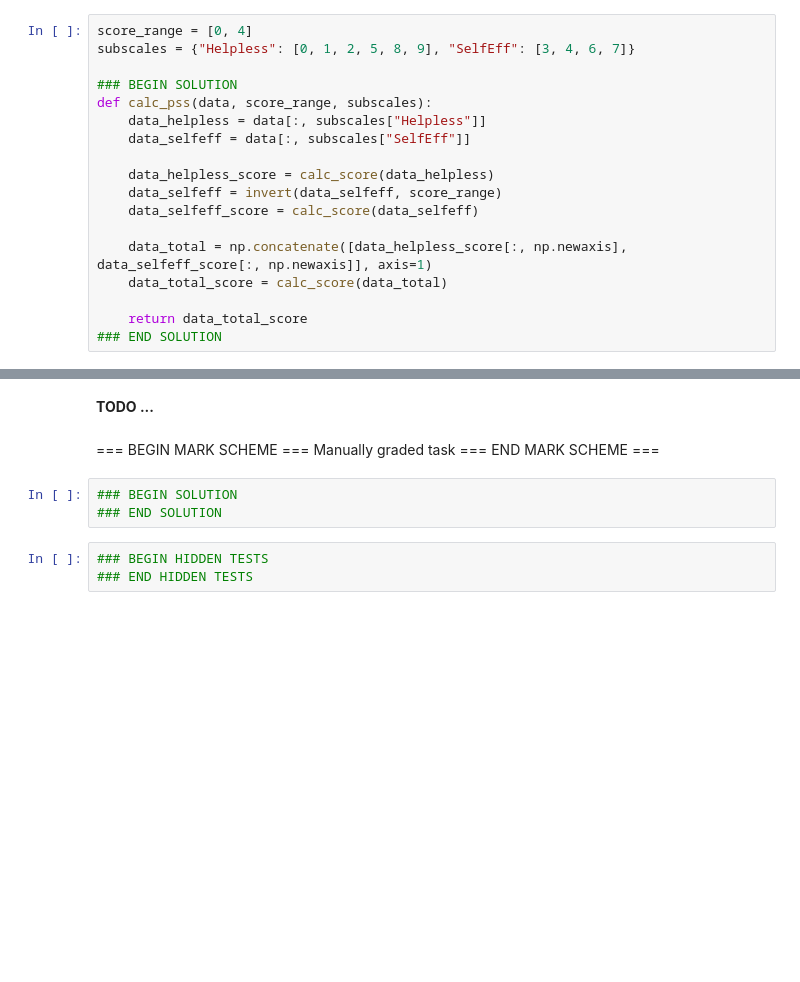
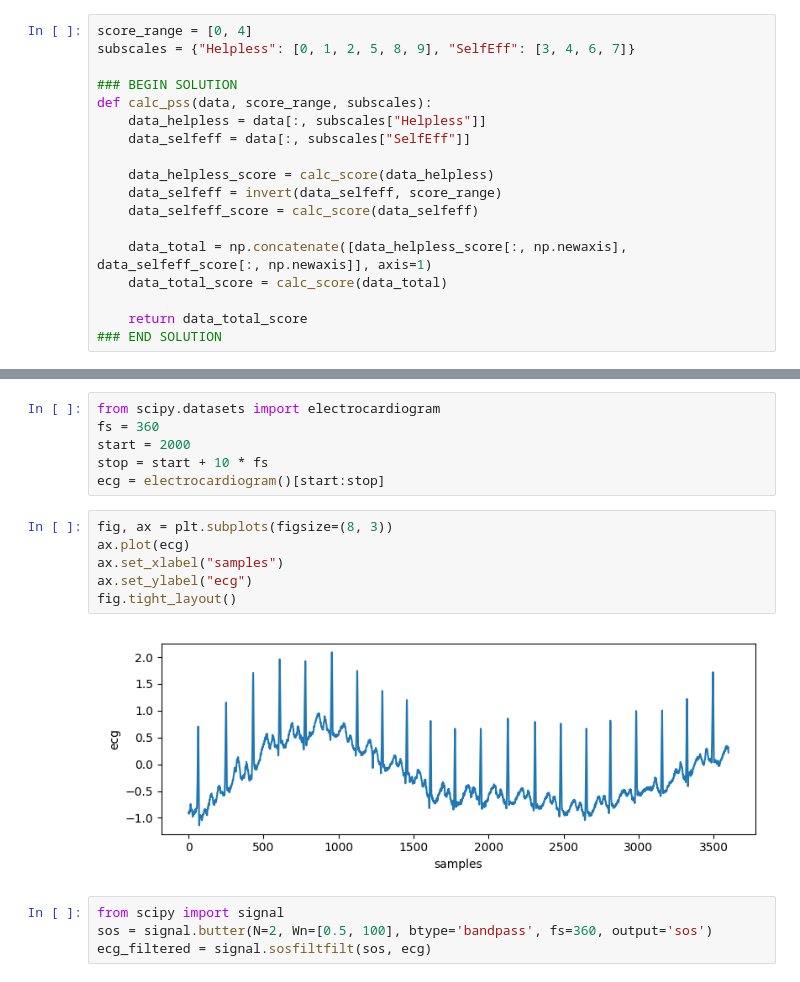
Before and after one commit to digikolleg-data-science-psychology/ads_exercise, a Jupyter notebook: course_directory/ads_exercise/source/06_numpy_scipy/06_numpy_scipy.ipynb, the cells around one changed output, grey strips where cells are left out. Drawn from its saved outputs; the diff is of its cells as text; blank space fills up the shorter version.

```diff
--- a/course_directory/ads_exercise/source/06_numpy_scipy/06_numpy_scipy.ipynb
+++ b/course_directory/ads_exercise/source/06_numpy_scipy/06_numpy_scipy.ipynb
@@ -148,12 +142,18 @@ array([21, 10, 24, 17, 13, 14, 12, 27, 17, 10, 15, 24,  8, 11, 11, 10, 20,
-# %% [markdown]
-**TODO ...**
-# %% [markdown]
-=== BEGIN MARK SCHEME ===
-Manually graded task
-=== END MARK SCHEME ===
-# %%
-### BEGIN SOLUTION
-### END SOLUTION
-# %%
-### BEGIN HIDDEN TESTS
-### END HIDDEN TESTS
+# %%
+from scipy.datasets import electrocardiogram
+fs = 360
+start = 2000
+stop = start + 10 * fs
+ecg = electrocardiogram()[start:stop]
+# %%
+fig, ax = plt.subplots(figsize=(8, 3))
+ax.plot(ecg)
+ax.set_xlabel("samples")
+ax.set_ylabel("ecg")
+fig.tight_layout()
+# %% [output]
+[figure, added]
+# %%
+from scipy import signal
+sos = signal.butter(N=2, Wn=[0.5, 100], btype='bandpass', fs=360, output='sos')
+ecg_filtered = signal.sosfiltfilt(sos, ecg)
```
Also changed, not shown: parts of 8 cells of this notebook.
